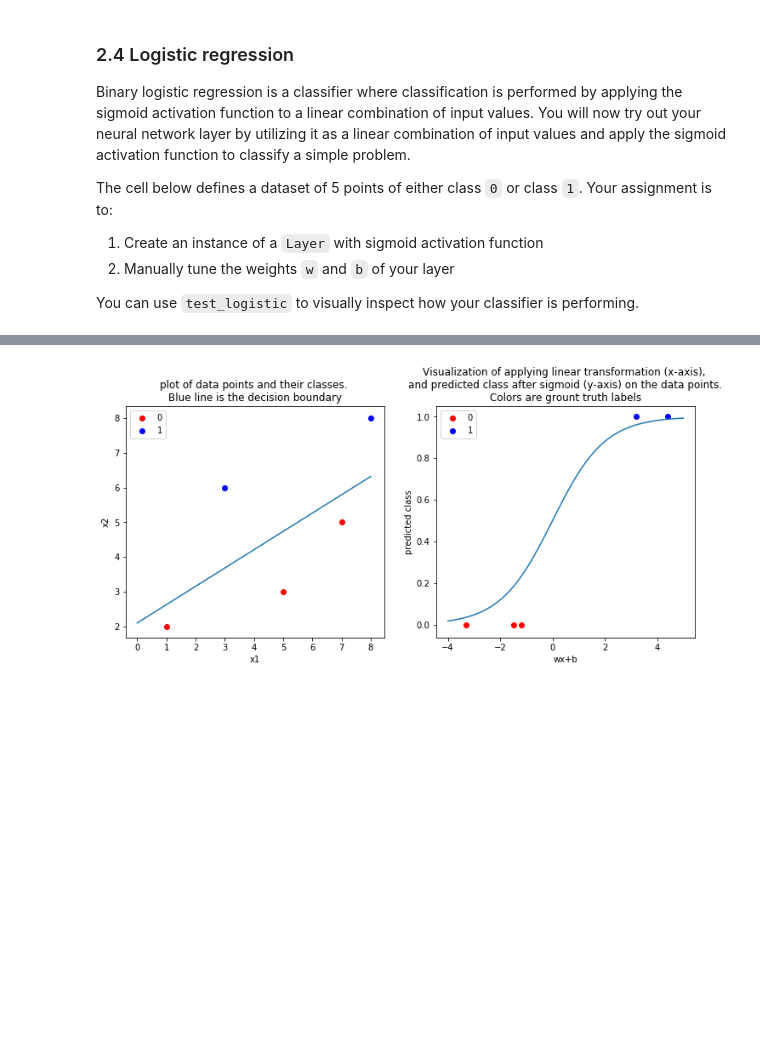
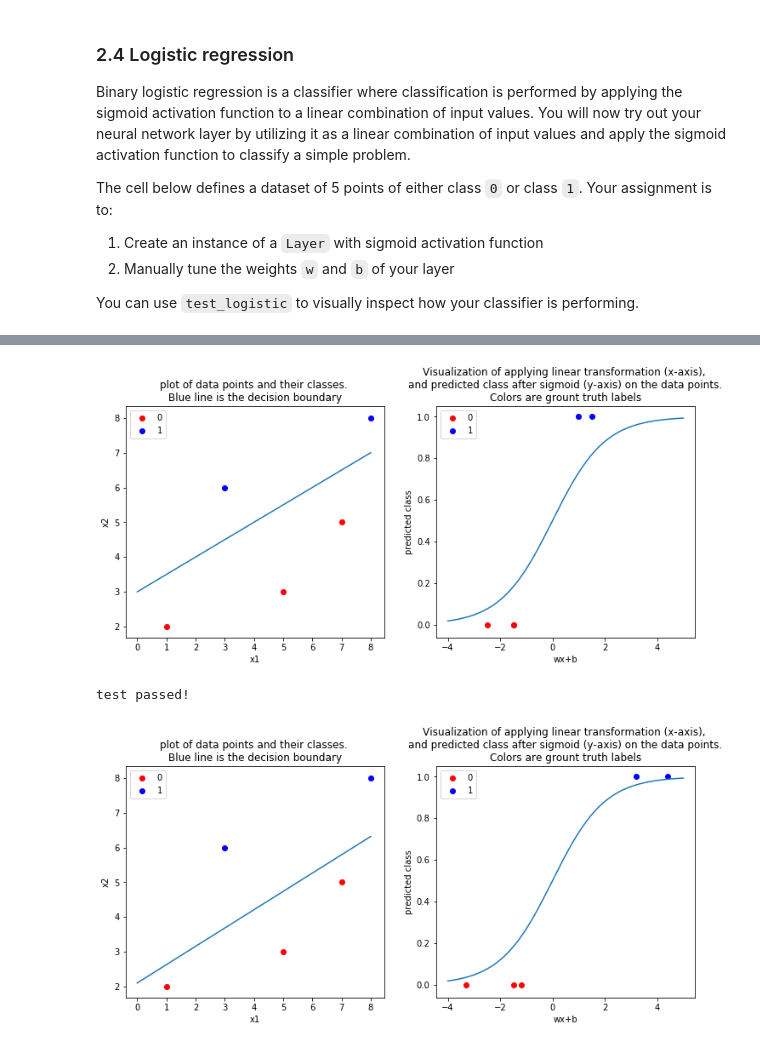
Before and after one commit to Umbriona/Deep-Neural-Network, a Jupyter notebook: Home Assignments/IHA1/IHA1.ipynb, the cells around one changed output, grey strips where cells are left out. Saved outputs shown, nothing was run; the diff lists cells and outputs as text; code cells hidden in the pictures; blank space fills up the shorter version.

```diff
--- a/Home Assignments/IHA1/IHA1.ipynb
+++ b/Home Assignments/IHA1/IHA1.ipynb
@@ -330,10 +330,9 @@ def softmax(z):
     Returns:
     a - the output of the activation function, shape (BATCH_SIZE, FEATURES) and type umpy.ndarray
     """
-
-    a = None # TODO
-
-    return a
+    maxZ = np.amax(z,axis=1)
+    a = np.exp(np.subtract(np.transpose(z),maxZ))/np.sum(np.exp(np.subtract(np.transpose(z),maxZ)), axis=0) # TODO
+    return np.transpose(a)
 # %%
 # test case
 test_softmax(softmax)
@@ -352,8 +353,8 @@ def initialize_weights(layer_shape):
         properties mu = 0, stddev = 2. Has a type of `numpy.ndarray`
     b - a vector of initialized biases with shape (1,output_dim), all of value zero. Has a type of `numpy.ndarray`
     """
-    w = None # TODO
-    b = None # TODO
+    w =  np.random.normal(0,2,size=[layer_shape[0],layer_shape[1]])# TODO
+    b =  np.zeros(layer_shape[1]).reshape(1,layer_shape[1])# TODO
 
     return w, b
 # %%
@@ -396,9 +399,9 @@ class Layer:
         activation_fn - a reference to the activation function to use.
                         Has the type `function`
         """
-        self.w, self.b = None, None # TODO
+        self.w, self.b = initialize_weights([input_dim,  output_dim]) # TODO
 
-        self.activation_fn = None # TODO
+        self.activation_fn = activation_fn # TODO
 
     def forward_prop(self, a_prev):
         """ Implement the forward propagation module of the neural network layer
@@ -411,8 +414,8 @@ class Layer:
         Returns:
         a - the output of the layer when performing forward propagation. Has the type `numpy.ndarray`
         """
-
-        a = None # TODO
+        z = np.dot(a_prev,self.w) + self.b
+        a = self.activation_fn(z) # TODO
 
         return a
 # %%
@@ -440,13 +447,16 @@ test_logistic(X_s, Y_s)
 # %%
 # create an instance of layer
 l = Layer(2,1,sigmoid)
 
 # TODO: manually tune weights
-l.w = None
-l.b = None
+l.w = [-0.5, 1]
+l.b = -3
 
 # testing your choice of weights with this function
 test_logistic(X_s,Y_s,l,sigmoid)
+# %% [output]
+[figure, added]
+test passed!
 # %%
 # sample output from cell above for reference
 # %% [output]
```
Also changed, not shown: parts of 5 cells of this notebook.
